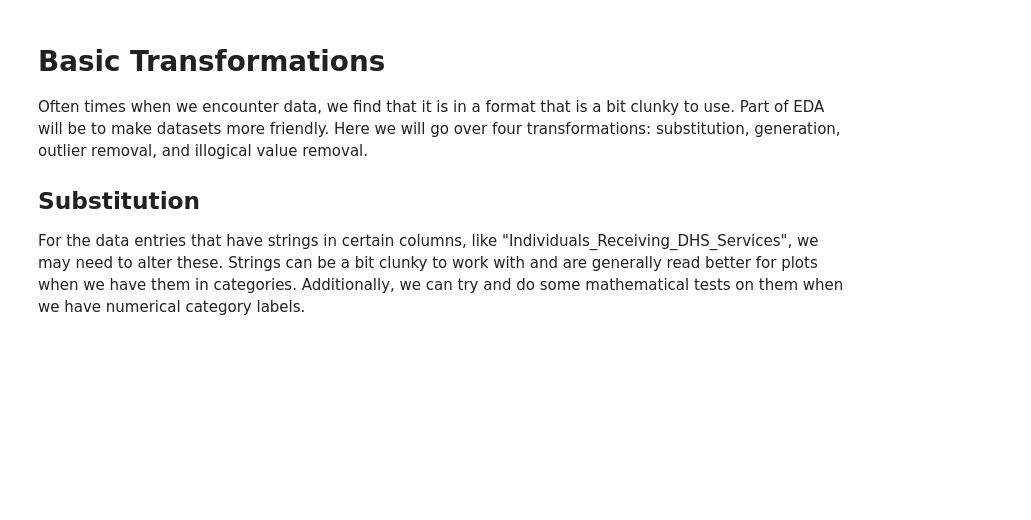
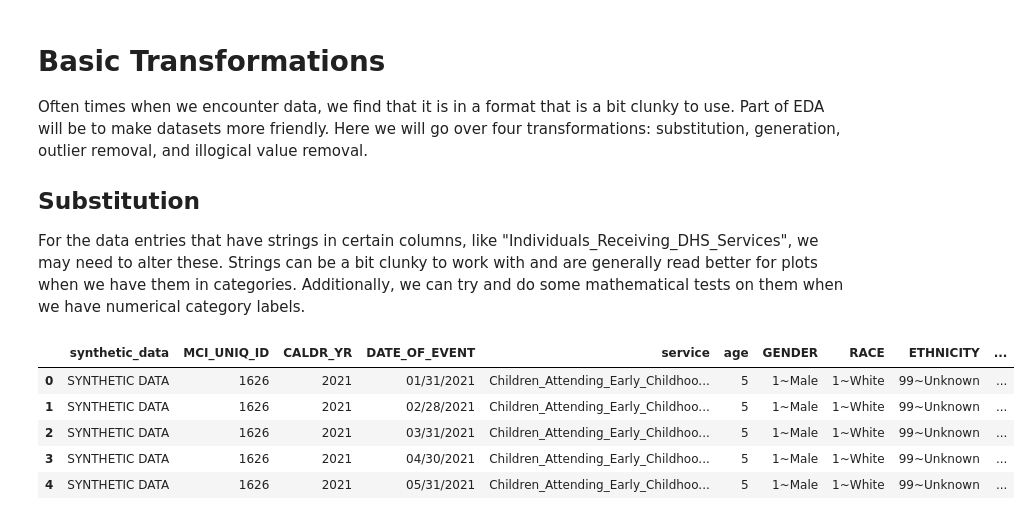
Before and after one commit to EVAnalysisCorp/topicsindatascience, a Jupyter notebook: sample_code/NB01_Tabular_EDA.ipynb, the cells around one changed output. Cells and saved outputs as stored; diff of their text form; code cells hidden in the pictures; blank space fills up the shorter version.

```diff
--- a/sample_code/NB01_Tabular_EDA.ipynb
+++ b/sample_code/NB01_Tabular_EDA.ipynb
@@ -336,3 +336,23 @@ Often times when we encounter data, we find that it is in a format that is a bit
 ## Substitution
 
 For the data entries that have strings in certain columns, like "Individuals_Receiving_DHS_Services", we may need to alter these. Strings can be a bit clunky to work with and are generally read better for plots when we have them in categories. Additionally, we can try and do some mathematical tests on them when we have numerical category labels.
+# %%
+#we want to take the columns for gender, race, ethnicity, marital status, and education level
+#and turn these columns into the category data type.
+
+#first we add a new column to the dataframe that has this dtype
+#but named with a _cat suffix.
+df["GENDER_cat"] = df["GENDER"].astype('category')
+df["RACE_cat"] = df["RACE"].astype('category')
+df["ETHNICITY_cat"] = df["ETHNICITY"].astype('category')
+df["MARITAL_STATUS_cat"] = df["MARITAL_STATUS"].astype('category')
+df["EDUCATION_LEVEL_cat"] = df["EDUCATION_LEVEL"].astype('category')
+
+df.head()
+# %% [output]
+|  | synthetic_data | MCI_UNIQ_ID | CALDR_YR | DATE_OF_EVENT | service | age | GENDER | RACE | ETHNICITY | ... |
+| 0 | SYNTHETIC DATA | 1626 | 2021 | 01/31/2021 | Children_Attending_Early_Childhoo... | 5 | 1~Male | 1~White | 99~Unknown | ... |
+| 1 | SYNTHETIC DATA | 1626 | 2021 | 02/28/2021 | Children_Attending_Early_Childhoo... | 5 | 1~Male | 1~White | 99~Unknown | ... |
+| 2 | SYNTHETIC DATA | 1626 | 2021 | 03/31/2021 | Children_Attending_Early_Childhoo... | 5 | 1~Male | 1~White | 99~Unknown | ... |
+| 3 | SYNTHETIC DATA | 1626 | 2021 | 04/30/2021 | Children_Attending_Early_Childhoo... | 5 | 1~Male | 1~White | 99~Unknown | ... |
+| 4 | SYNTHETIC DATA | 1626 | 2021 | 05/31/2021 | Children_Attending_Early_Childhoo... | 5 | 1~Male | 1~White | 99~Unknown | ... |
```
Also changed, not shown: parts of 8 cells of this notebook, 1 other file.
